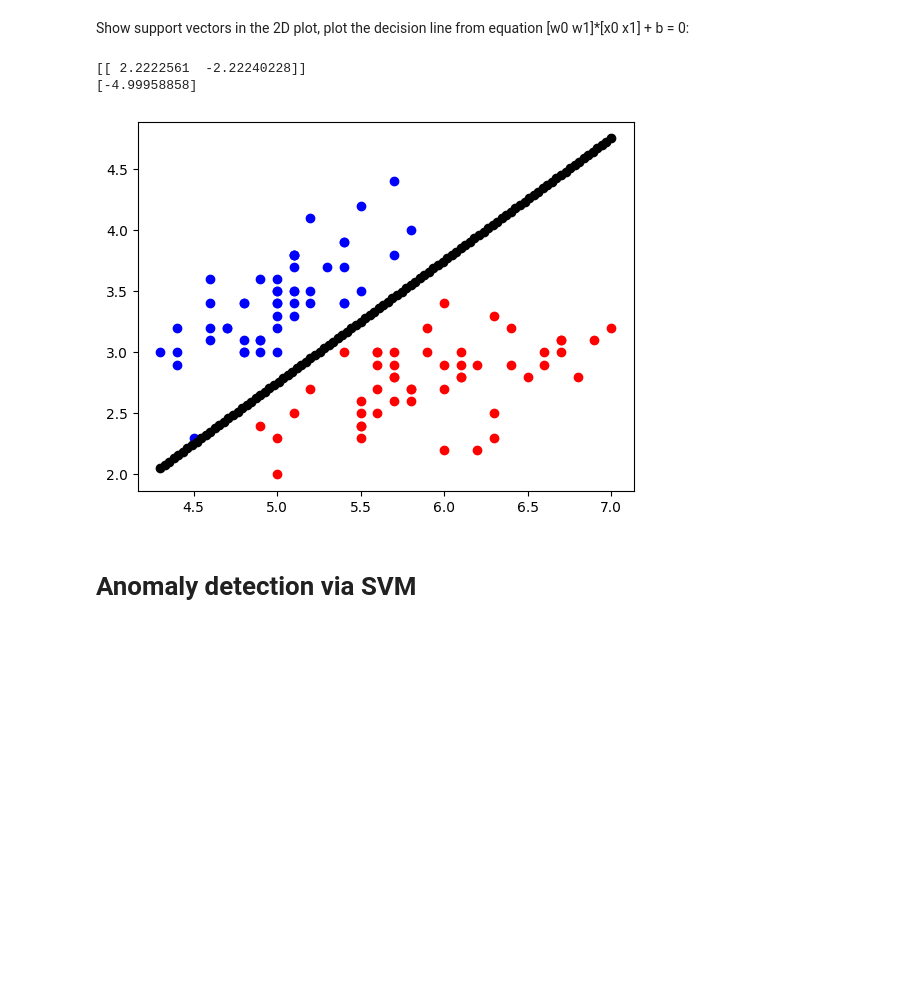
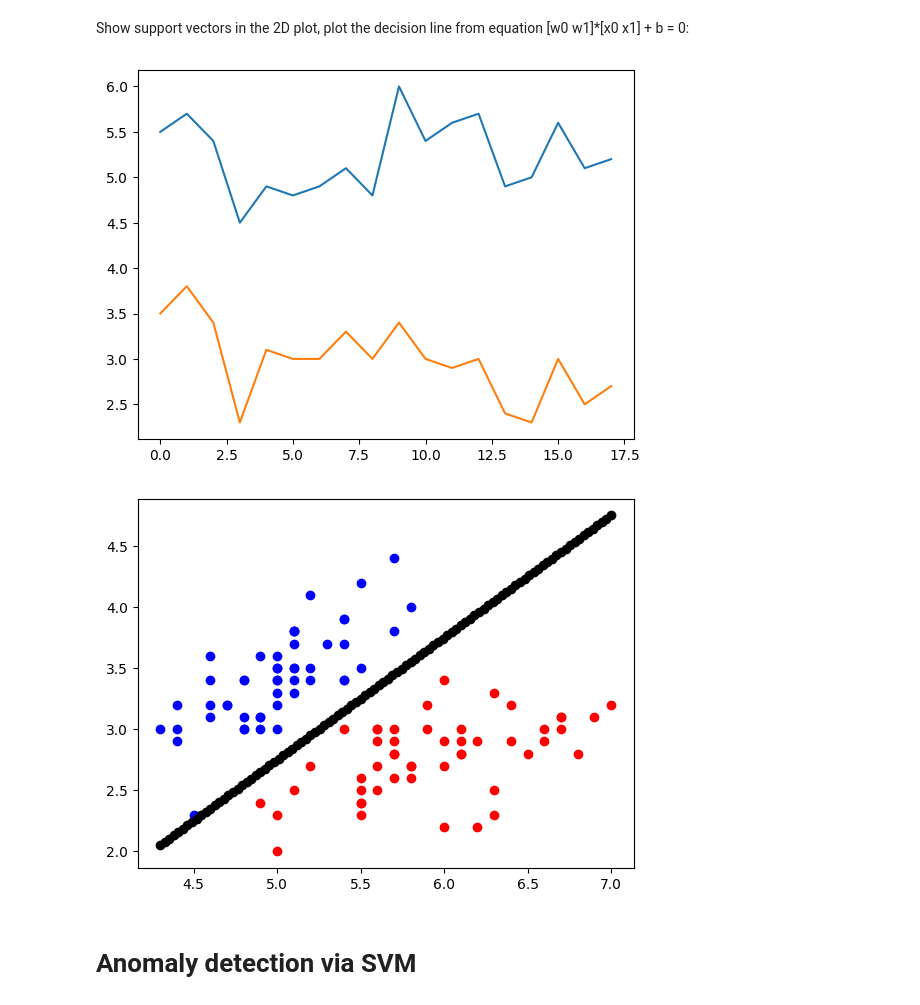
Before and after one commit to SoudruhRomanCZ/KRIVANEK-240642-MLF, a Jupyter notebook: LAB2/MPA_MLF_SVM_2students_comments.ipynb, the cells around one changed output. Cells and saved outputs as stored; diff of their text form; code cells hidden in the pictures; blank space fills up the shorter version.

```diff
--- a/LAB2/MPA_MLF_SVM_2students_comments.ipynb
+++ b/LAB2/MPA_MLF_SVM_2students_comments.ipynb
@@ -80,26 +80,24 @@ SVMmodel.score(X_test,y_test)
 # %% [markdown]
 Show support vectors in the 2D plot, plot the decision line from equation [w0 w1]*[x0 x1] + b = 0:
 # %%
-supvectors=SVMmodel.support_vectors_
+supvectors = SVMmodel.support_vectors_
 # Plot the support vectors here
-
-
+plt.plot(supvectors)
+plt.show()
+print()
 #Separating line coefficients:
-W=SVMmodel.coef_
-b=SVMmodel.intercept_
-print(W)
-print(b)
+W = SVMmodel.coef_
+b = SVMmodel.intercept_
 import numpy as np
-x1 = np.linspace(np.min(X[:,0]),np.max(X[:,0]),100)
-x2 = -b/W[0,1]-W[0,0]/W[0,1]*x1
-plt.scatter(X[y==0,0], X[y==0,1],color='blue')
-plt.scatter(X[y==1,0], X[y==1,1],color='red')
-plt.scatter(x1, x2,color='black')
+x1 = np.linspace(np.min(X[:,0]), np.max(X[:,0]), 100)
+x2 = -b/W[0,1] - W[0,0] / W[0,1] * x1
+plt.scatter(X[y==0,0], X[y==0,1], color='blue')
+plt.scatter(X[y==1,0], X[y==1,1], color='red')
+plt.scatter(x1, x2, color='black')
 plt.show()
 # %% [output]
-[[ 2.2222561  -2.22240228]]
-[-4.99958858]
-[figure, old version]
+[figure, new version]
+[figure, added]
 # %% [markdown]
 # Anomaly detection via SVM
 # %% [markdown]
```
Also changed, not shown: parts of 4 cells of this notebook.
